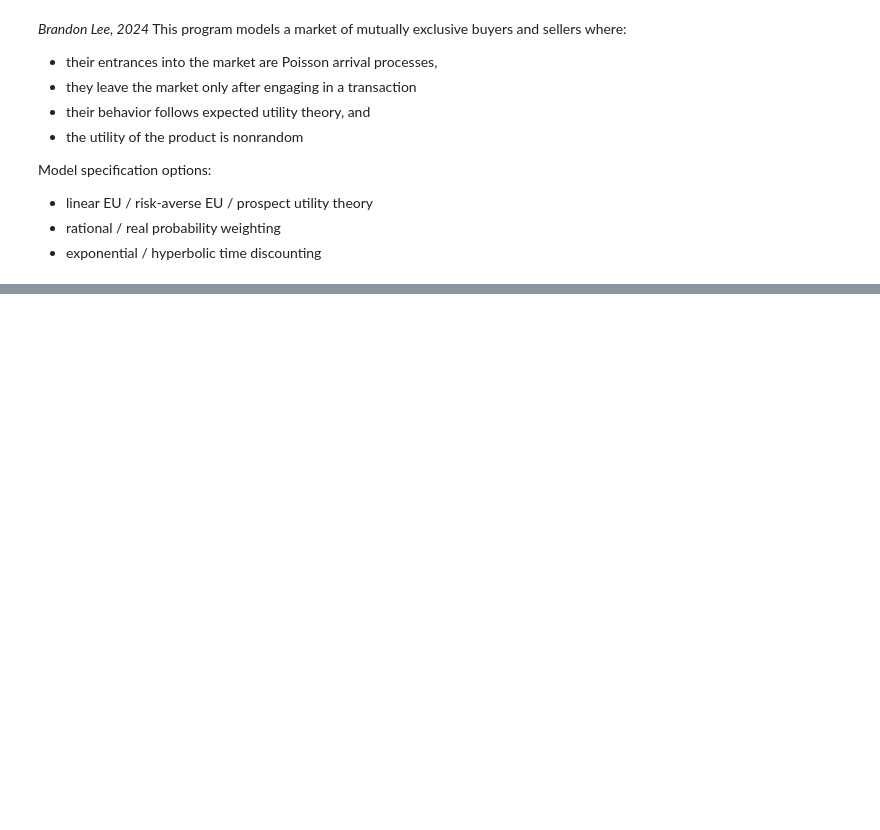
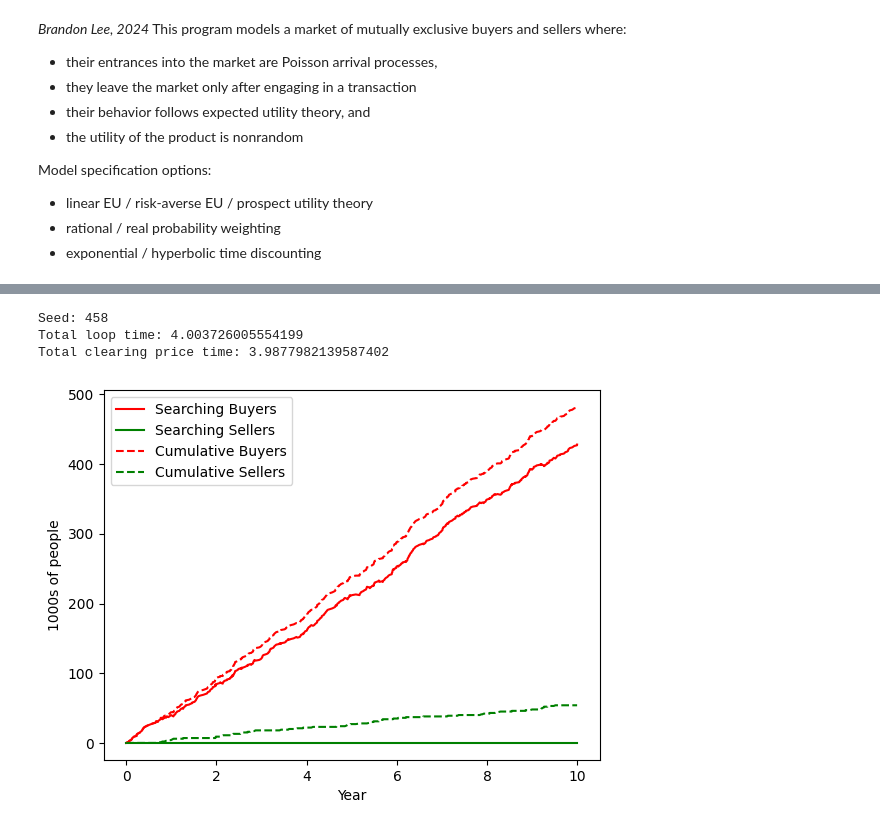
Before and after one commit to dabslee/Kidney_Analysis, a Jupyter notebook: simulations/arrival_model.ipynb, the cells around one changed output, grey strips where cells are left out. Cells and saved outputs as stored; diff of their text form; code cells hidden in the pictures; blank space fills up the shorter version.

```diff
--- a/simulations/arrival_model.ipynb
+++ b/simulations/arrival_model.ipynb
@@ -88,0 +118,13 @@ my_market.run_simulation(time_horizon=30)
+# %%
+us_kidney_market = ArrivalMarket(
+    expected_buyer_arrivals = 50000/1000, # new patients per year (1000s of people)
+    expected_seller_arrivals = 6000/1000, # LKD arrivals per year (2023 rate, 1000s of people)
+    generate_buyer = lambda : np.random.normal(1,1),
+    generate_seller = lambda : np.random.normal(-0.1,0)
+)
+us_kidney_market.run_simulation(time_horizon=10, seed=458, xlabel="Year", ylabel="1000s of people") # 10 year simulation
+# %% [output]
+Seed: 458
+Total loop time: 4.003726005554199
+Total clearing price time: 3.9877982139587402
+[figure, added]
```
Also changed, not shown: parts of 4 cells of this notebook, 2 other files.
